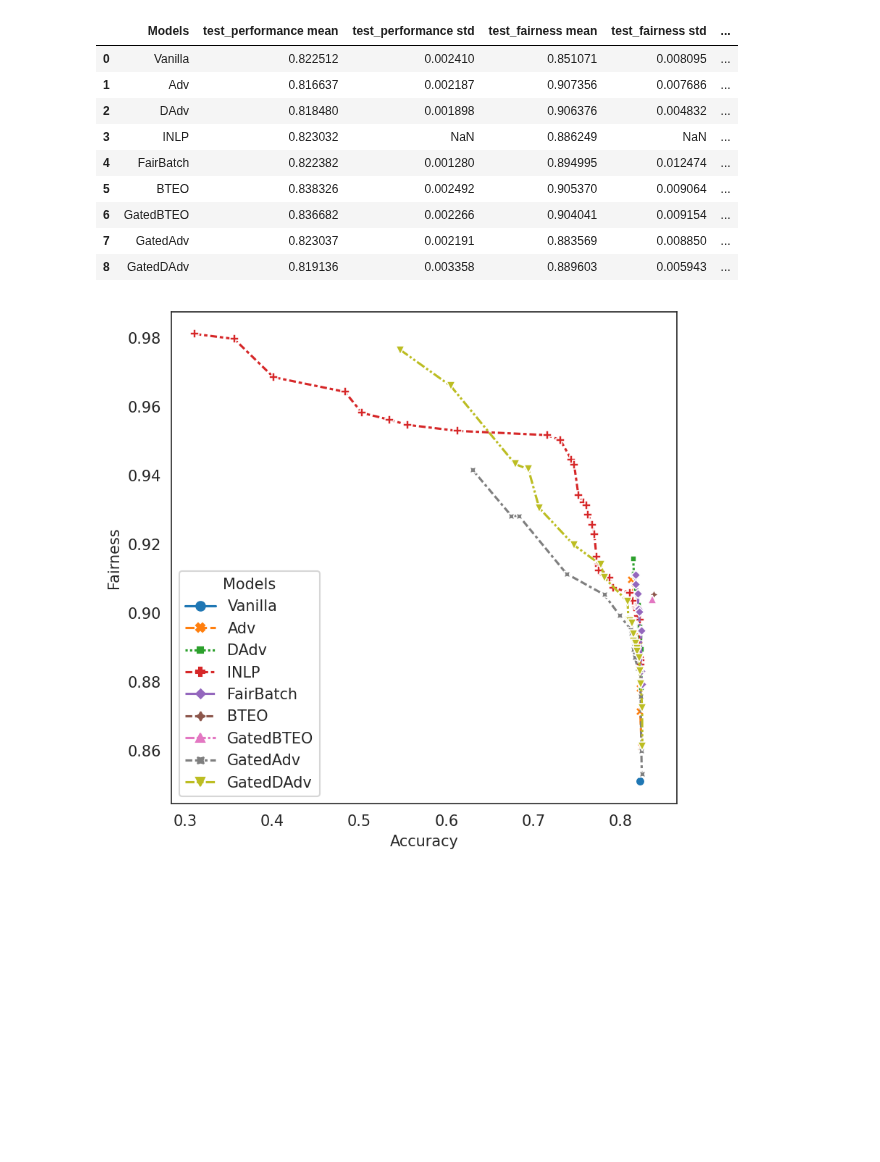
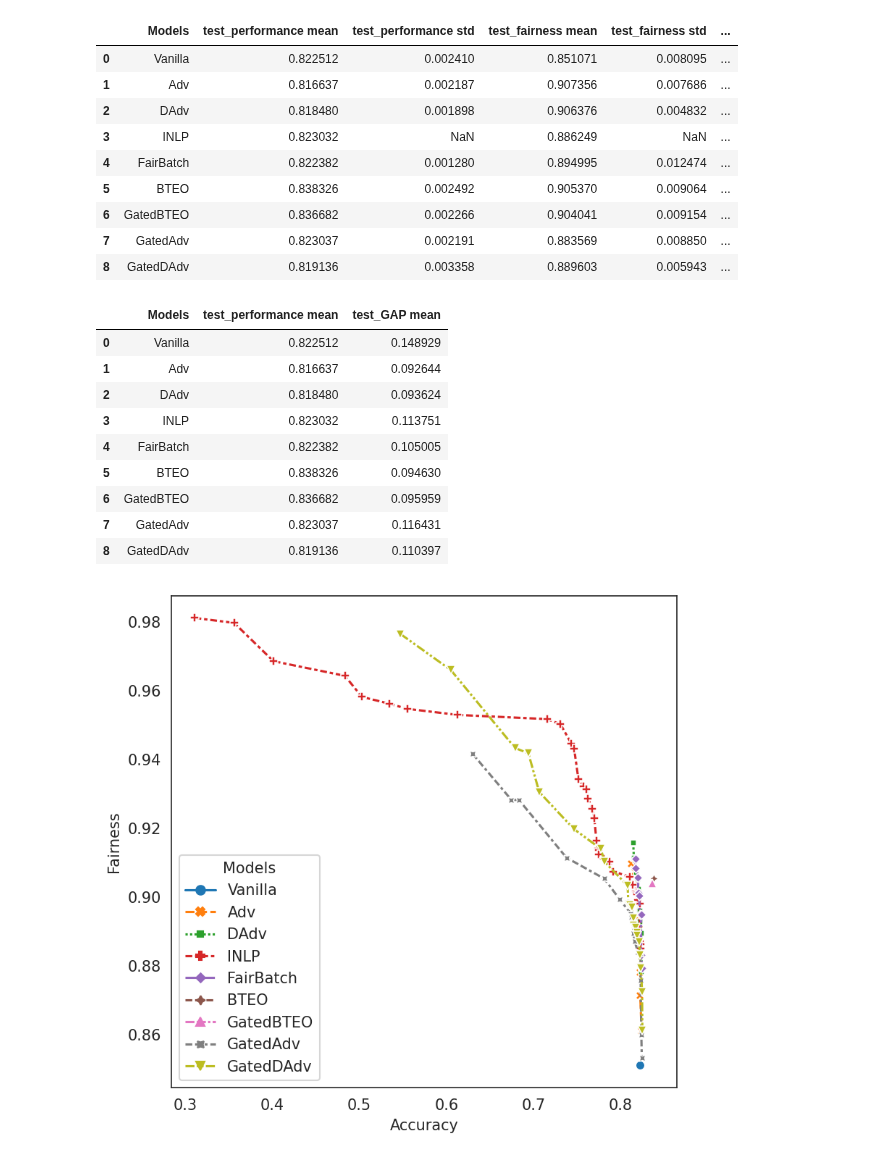
Before and after one commit to Libr-AI/fairlib, a Jupyter notebook: analysis/Final_results_in_paper.ipynb, the cells around one changed output. Cells and saved outputs as stored; diff of their text form; code cells hidden in the pictures; blank space fills up the shorter version.

```diff
--- a/analysis/Final_results_in_paper.ipynb
+++ b/analysis/Final_results_in_paper.ipynb
@@ -213,6 +213,21 @@ Bios_gender_main_results
 | 6 | GatedBTEO | 0.836682 | 0.002266 | 0.904041 | 0.009154 | ... |
 | 7 | GatedAdv | 0.823037 | 0.002191 | 0.883569 | 0.008850 | ... |
 | 8 | GatedDAdv | 0.819136 | 0.003358 | 0.889603 | 0.005943 | ... |
+# %%
+tmp_df = Bios_gender_main_results[["Models", "test_performance mean", "test_fairness mean"]].copy()
+tmp_df["test_GAP mean"] = 1-tmp_df["test_fairness mean"].copy()
+tmp_df[["Models", "test_performance mean", "test_GAP mean"]]
+# %% [output]
+|  | Models | test_performance mean | test_GAP mean |
+| 0 | Vanilla | 0.822512 | 0.148929 |
+| 1 | Adv | 0.816637 | 0.092644 |
+| 2 | DAdv | 0.818480 | 0.093624 |
+| 3 | INLP | 0.823032 | 0.113751 |
+| 4 | FairBatch | 0.822382 | 0.105005 |
+| 5 | BTEO | 0.838326 | 0.094630 |
+| 6 | GatedBTEO | 0.836682 | 0.095959 |
+| 7 | GatedAdv | 0.823037 | 0.116431 |
+| 8 | GatedDAdv | 0.819136 | 0.110397 |
 # %%
 Bios_gender_plot_df = final_results_df(
     results_dict = Bios_gender_results,
```
Also changed, not shown: parts of 2 cells of this notebook.
